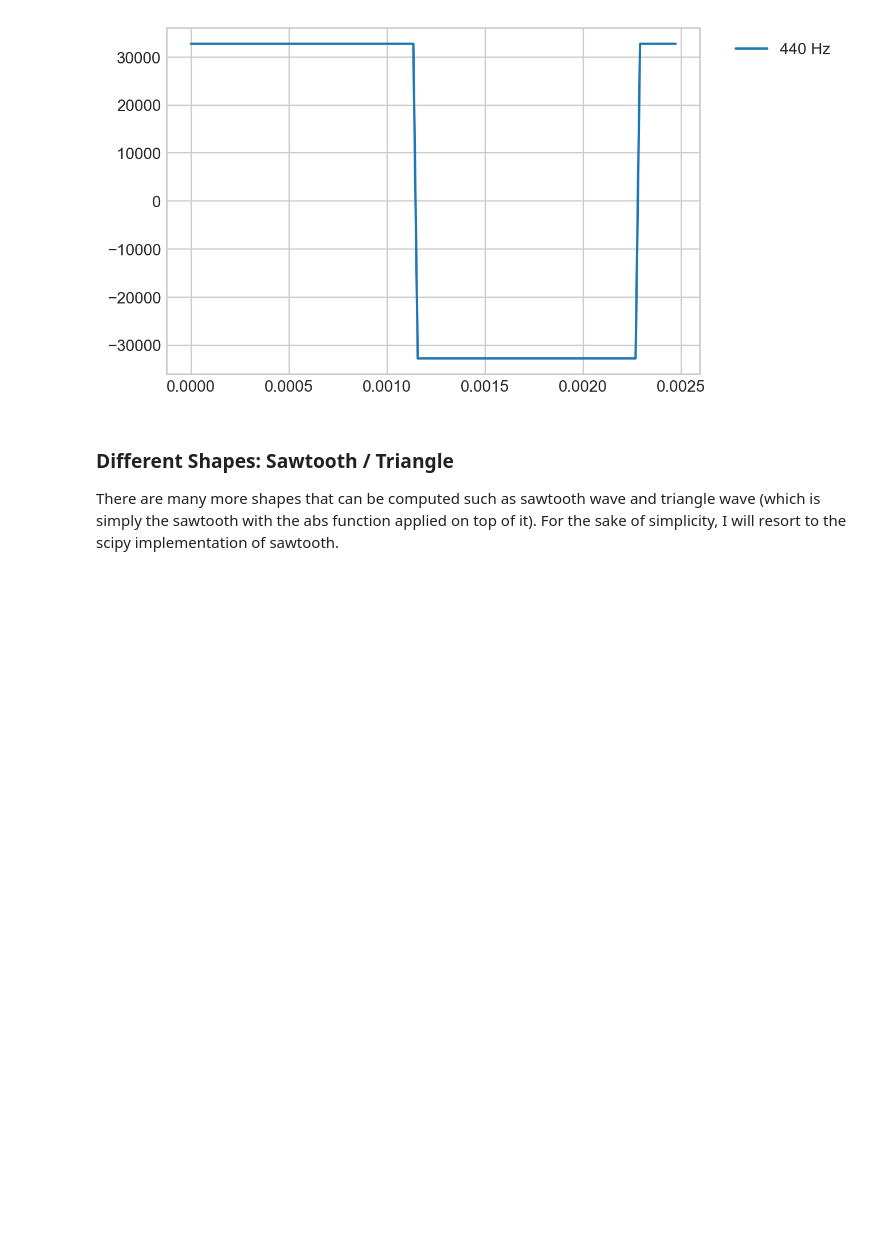
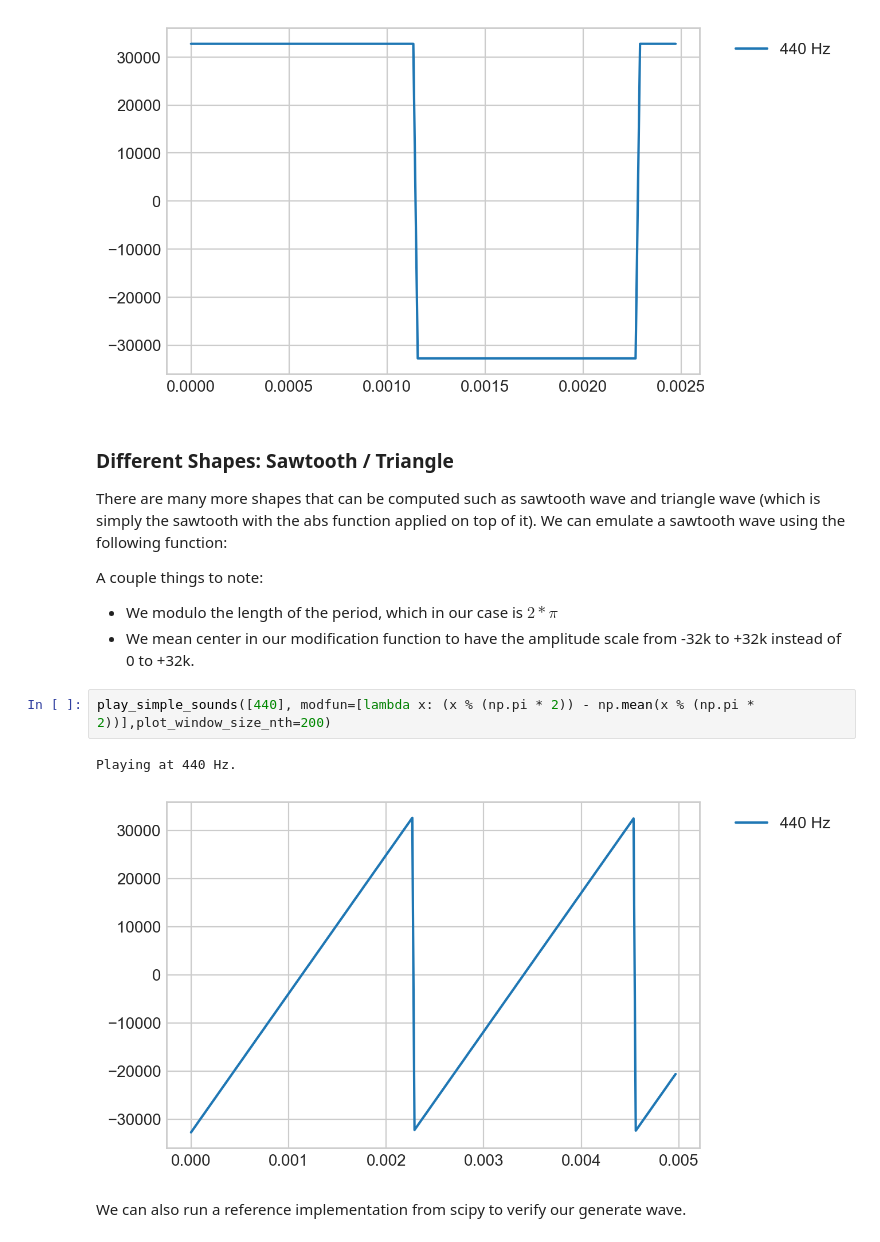
Before and after one commit to nsiicm0/HSLU-PRA, a Jupyter notebook: WK1/Submission.ipynb, the cells around one changed output. Cells and saved outputs as stored; diff of their text form; blank space fills up the shorter version.

```diff
--- a/WK1/Submission.ipynb
+++ b/WK1/Submission.ipynb
@@ -213,5 +213,16 @@ Playing at 440 Hz.
 [figure]
 # %% [markdown]
 ### Different Shapes: Sawtooth / Triangle
-There are many more shapes that can be computed such as sawtooth wave and triangle wave (which is simply the sawtooth with the abs function applied on top of it). For the sake of simplicity, I will resort to the scipy implementation of sawtooth.
+There are many more shapes that can be computed such as sawtooth wave and triangle wave (which is simply the sawtooth with the abs function applied on top of it). We can emulate a sawtooth wave using the following function:
+
+A couple things to note:
+* We modulo the length of the period, which in our case is $2*\pi$
+* We mean center in our modification function to have the amplitude scale from -32k to +32k instead of 0 to +32k.
+# %%
+play_simple_sounds([440], modfun=[lambda x: (x % (np.pi * 2)) - np.mean(x % (np.pi * 2))],plot_window_size_nth=200)
+# %% [output]
+Playing at 440 Hz.
+[figure, added]
+# %% [markdown]
+We can also run a reference implementation from scipy to verify our generate wave.
 # %%
```
Also changed, not shown: parts of 8 cells of this notebook, 1 other file.
